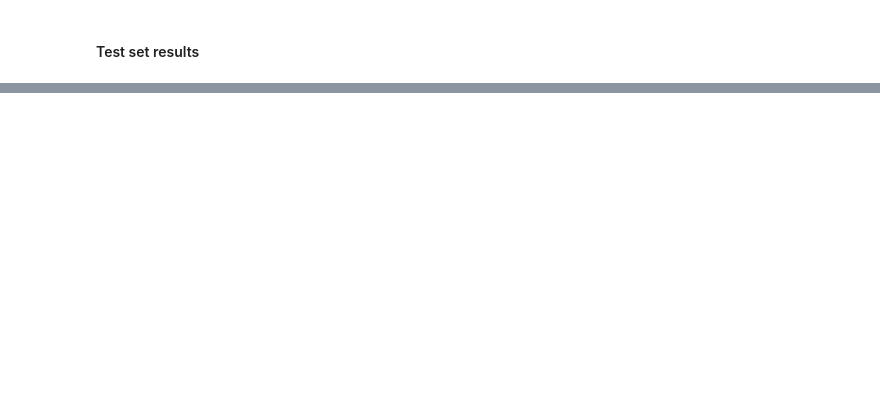
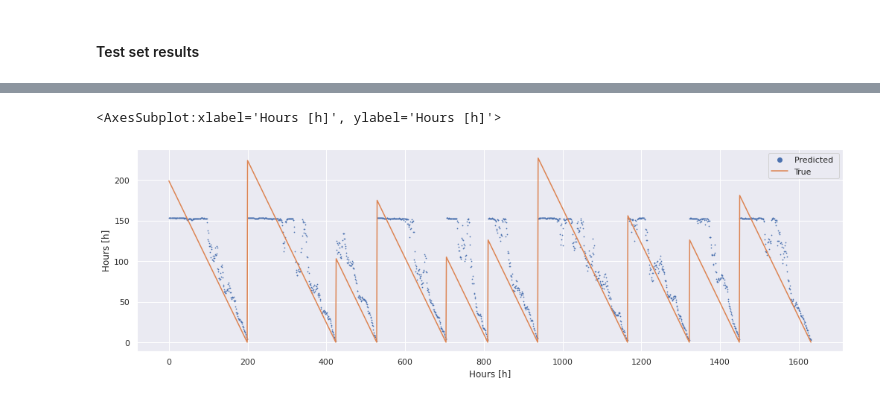
Before and after one commit to lucianolorenti/ceruleo, a Jupyter notebook: docs/models/Models.ipynb, the cells around one changed output, grey strips where cells are left out. Saved outputs shown, nothing was run; the diff lists cells and outputs as text; code cells hidden in the pictures; blank space fills up the shorter version.

```diff
--- a/docs/models/Models.ipynb
+++ b/docs/models/Models.ipynb
@@ -210,10 +210,11 @@ from ceruleo.models.keras.catalog.CNLSTM import CNLSTM
 model = CNLSTM(
     train_iterator.shape,
     n_conv_layers=3,
-    initial_convolutional_size=16,
+    initial_convolutional_size=64,
     layers_recurrent=[32, 32],
     hidden_size=(10, 15),
-    dropout=0.3,
+    dense_layer_size=25,
+    dropout=0.1,
 )
 model.summary()
 model.compile(loss='mae',
@@ -221,5 +222,6 @@ model.compile(loss='mae',
               weighted_metrics=[])
 model.fit(tf_regression_dataset(train_iterator).batch(32),
          validation_data=tf_regression_dataset(val_iterator).batch(32),
-         epochs=10)
+         epochs=25,
+         callbacks=[EarlyStopping(patience=5)])
 # %% [output]
@@ -227,4 +246,9 @@ NameError: name 'CNLSTM' is not defined
 # %%
-fig, ax = plt.subplots(figsize=(17, 5))
-ax.plot(model.predict(tf_regression_dataset(val_iterator).batch(32)))
-ax.plot(true_values(val_iterator))
+plot_predictions(
+    (
+        true_values(val_iterator),
+        model.predict(tf_regression_dataset(val_iterator).batch(32))
+    ),
+    figsize=(17, 5)
+)
+# %% [output]
@@ -231 +256,3 @@ ax.plot(true_values(val_iterator))
+<AxesSubplot:xlabel='Hours [h]', ylabel='Hours [h]'>
+[figure, added]
 # %%
```
Also changed, not shown: parts of 39 cells of this notebook, 21 other files.
